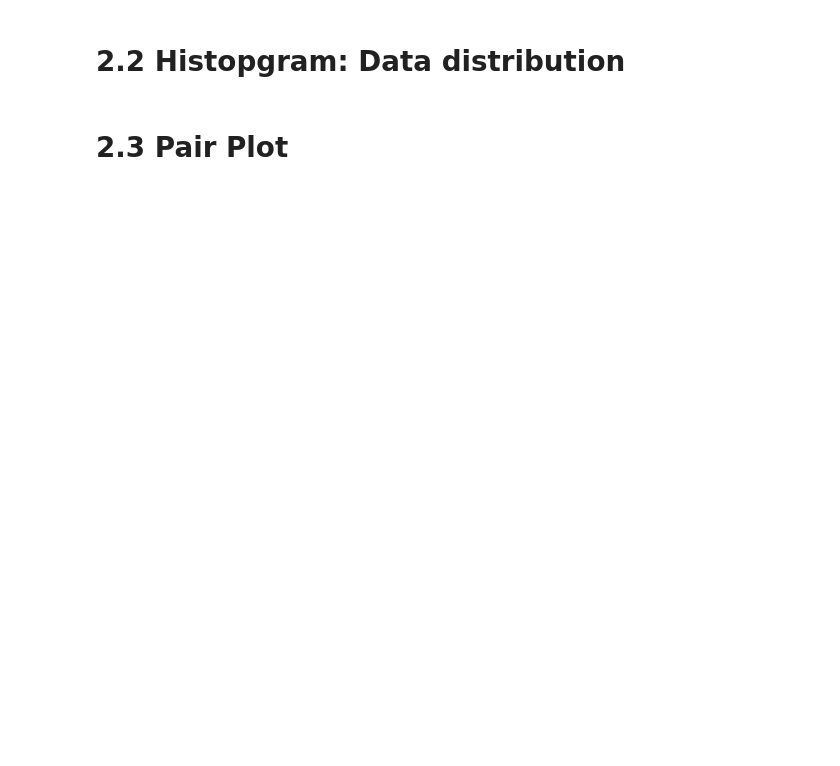
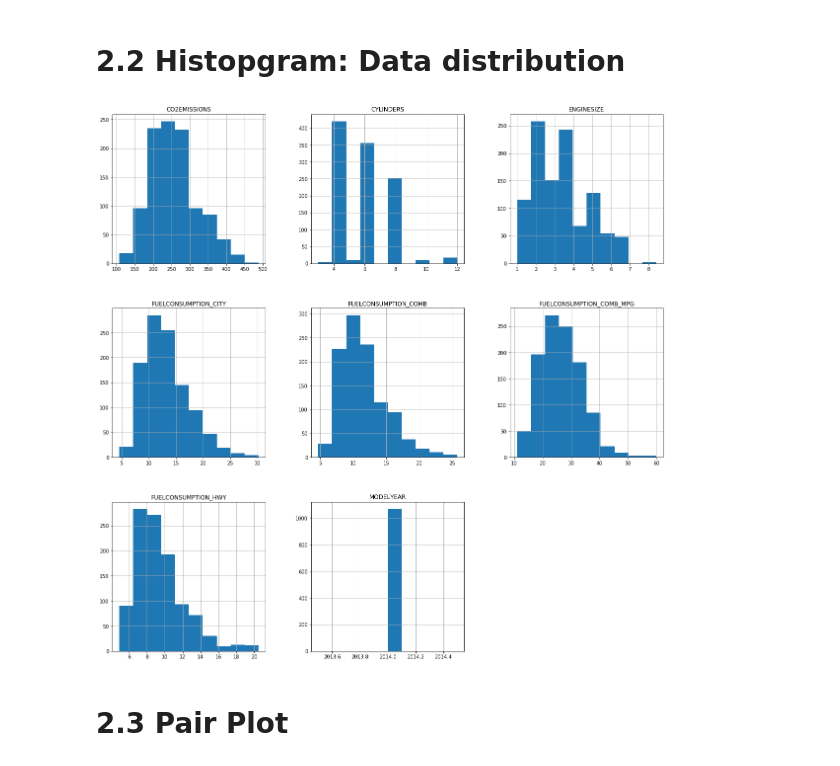
Before and after one commit to sudhirjangra/Machine-Learning, a Jupyter notebook: 1st_Model.ipynb, the cells around one changed output. Drawn from its saved outputs; the diff is of its cells as text; code cells hidden in the pictures; blank space fills up the shorter version.

```diff
--- a/1st_Model.ipynb
+++ b/1st_Model.ipynb
@@ -26,9 +44,11 @@ df.describe()
 # 2.2 Histopgram: Data distribution
 # %%
 # pd.DataFrame(h).hist(figsize=(10,10))
-df.hist(figsize=(10,10))
+df.hist(figsize=(20,20))
 plt.show()
 # sns.histplot(data=df,x='MODELYEAR')
+# %% [output]
+[figure, added]
 # %% [markdown]
 # 2.3 Pair Plot
 # %%
```
Also changed, not shown: parts of 31 cells of this notebook.
